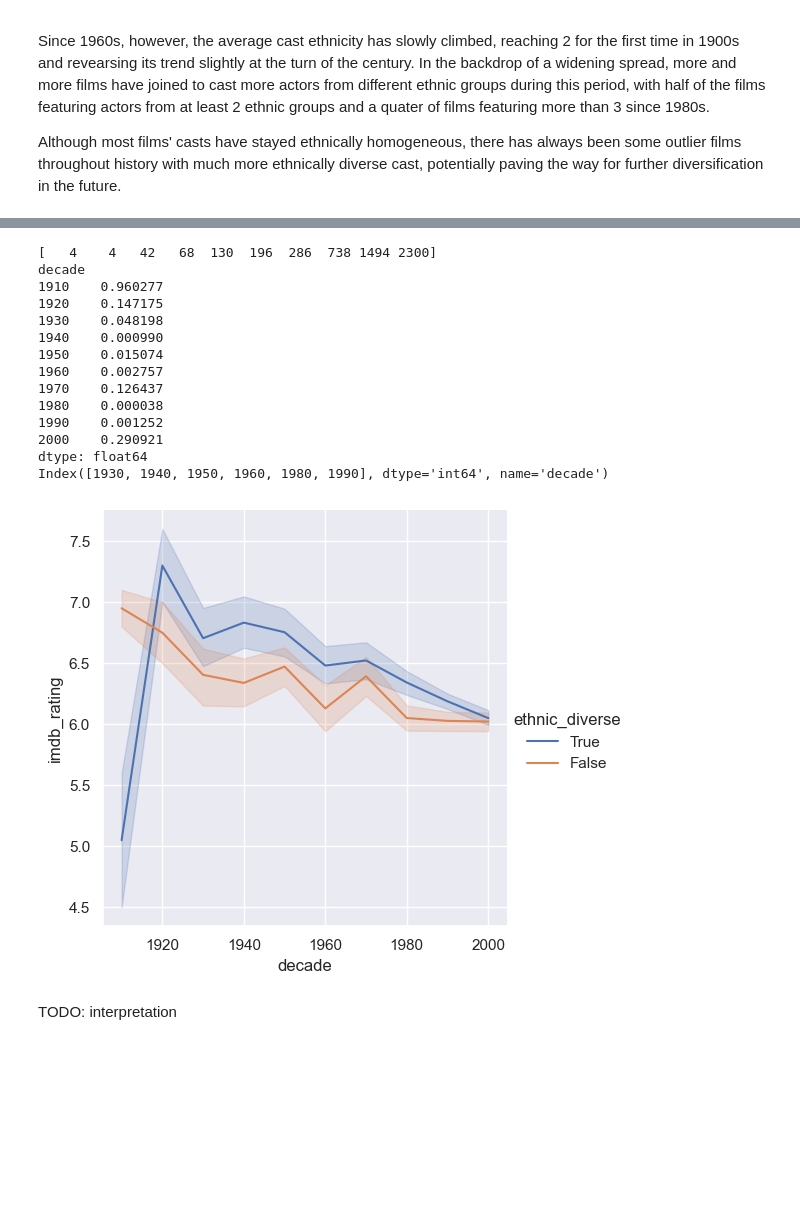
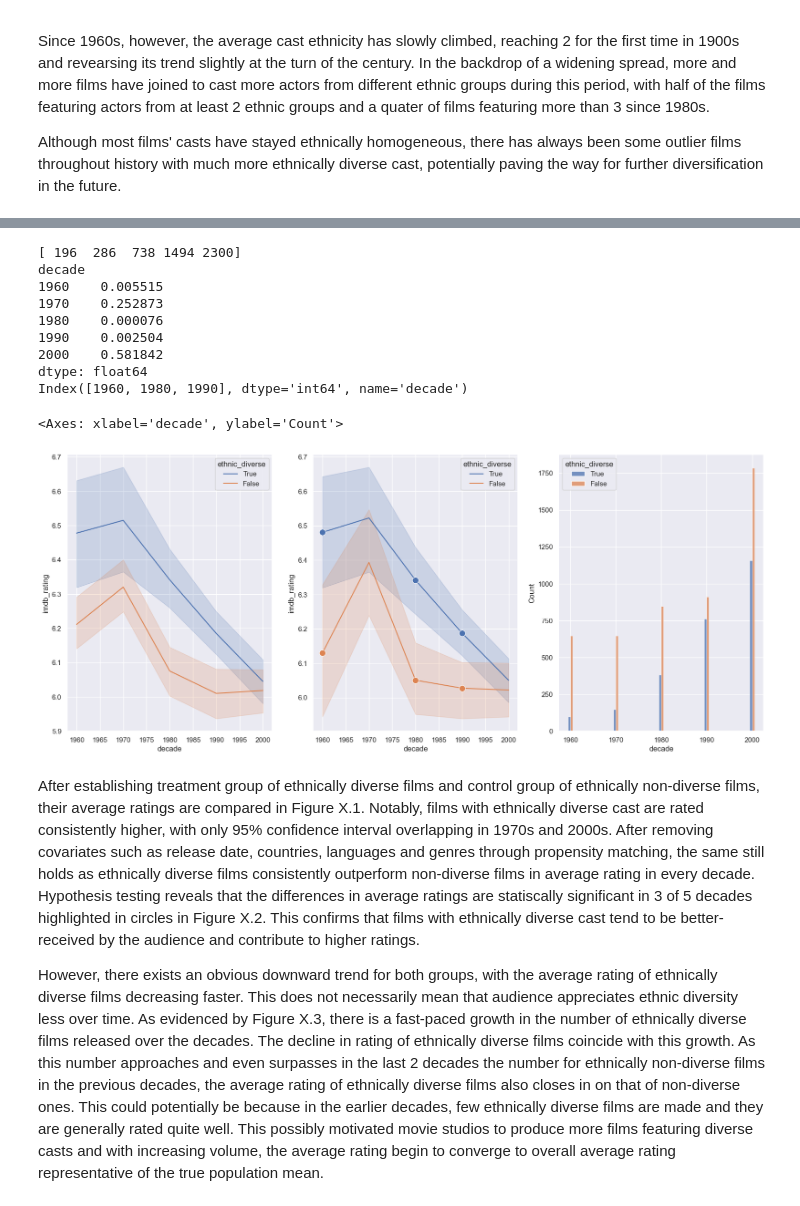
Before and after one commit to epfl-ada/ada-2023-project-zalix, a Jupyter notebook: zach_m3.ipynb, the cells around one changed output, grey strips where cells are left out. Cells and saved outputs as stored; diff of their text form; code cells hidden in the pictures; blank space fills up the shorter version.

```diff
--- a/zach_m3.ipynb
+++ b/zach_m3.ipynb
@@ -104,10 +103,17 @@ Text(0, 0.5, '# ethnicities of actors per film & geometric mean')
 # %%
 # 3. correlation between cast’s ethnic diversity and film rating over time
 
+# NOTE: begin from 1960s (before almost all films num_ethnicities = 1)
+df_by_films = df_by_films[df_by_films['decade'] >= 1960].copy()
 
 # compute the correlation coefficient of # cast ethnicities and film rating for each decade
-cor_by_decade = df_by_films.groupby('decade').apply(lambda x: x['num_ethnicities'].corr(x['imdb_rating']))
 
+fig, ax = plt.subplots(1, 3, figsize=(20, 8), sharey=True)
 # plot decade ~ # cast ethnicities and film rating correlation coefficient
-sns.relplot(data=cor_by_decade, kind='line')
+for n in range(1, len(ax) + 1):
+  cor_by_decade = df_by_films[df_by_films['num_ethnicities'] >= n].groupby('decade').apply(lambda x: x['num_ethnicities'].corr(x['imdb_rating']))
+  sns.lineplot(cor_by_decade, ax=ax[n - 1])
+  ax[n - 1].set_ylabel("correlation coefficient")
+  ax[n - 1].set_title(f"# cast ethnicities >= {n}")
+fig.suptitle("correlation between cast ethnicity and film rating over time")
 # %% [output]
@@ -240,36 +228,62 @@ df_by_films.loc[matches[:2]]
 # %%
+# 4. average rating of ethnically diverse films vs ethnically non-diverse films
+
+df_by_films['ethnic_diverse'] = df_by_films['num_ethnicities'] >= 3
+
+fig, (ax1, ax2, ax3) = plt.subplots(1, 3, figsize=(20, 8))
+
+# plot decade ~ avg rating of ethnically diverse films (treated) vs ethnically non-diverse films (control)
+# TODO: remove xxx5 in x-axis decade labels
+sns.lineplot(df_by_films, x='decade', y='imdb_rating', hue='ethnic_diverse', errorbar='ci', hue_order=[True, False], ax=ax1)
+
 # 5. significance in difference in average ratings between treated and control after pair matching for each decade
 
 # compute significance in difference in average ratings
 df_matches = df_by_films.loc[matches]
-p_values = df_matches.groupby('decade').apply(lambda x: stats.ttest_ind(x[x['ethnic_diverse']]['imdb_rating'], x[~x['ethnic_diverse']]['imdb_rating'], alternative='greater')[-1])
+p_values = df_matches.groupby('decade').apply(lambda x: stats.ttest_ind(x[x['ethnic_diverse']]['imdb_rating'], x[~x['ethnic_diverse']]['imdb_rating'], alternative='two-sided')[-1])
 sig_decades = p_values[p_values < 0.05].index
 
 print(df_matches.groupby('decade').size().values)
 print(p_values)
 print(sig_decades)
 
 # plot decade ~ avg ratings of pair-matched ethnically diverse films (treated) vs non-ethnically diverse films (control) + significance markers
-df_matches['ethnic_significance'] = df_matches['decade'].isin(sig_decades)
-# NOTE: error bar = 95% confidence interval
-g = sns.relplot(df_matches, x='decade', y='imdb_rating', hue='ethnic_diverse', kind='line', hue_order=[True, False])
-# TODO: add 1900 to x-axis to show lack of matched pairs
-# TODO: add markers for statistically significant decades
+sns.lineplot(df_matches, x='decade', y='imdb_rating', hue='ethnic_diverse', errorbar='ci', hue_order=[True, False], ax=ax2)
+# add markers for statistically significant decades
+sns.lineplot(df_matches[df_matches['decade'].isin(sig_decades)], x='decade', y='imdb_rating', hue='ethnic_diverse', hue_order=[True, False], errorbar=None, legend=False, ax=ax2, marker='o', linestyle='none', markersize=10)
+
+# plot decade ~ # ethnically diverse films vs ethnically non-diverse films
+# TODO: thicker bars
+sns.histplot(df_by_films, x='decade', hue='ethnic_diverse', hue_order=[True, False], discrete=True, multiple='dodge', ax=ax3)
 # %% [output]
-[   4    4   42   68  130  196  286  738 1494 2300]
+[ 196  286  738 1494 2300]
 decade
-1910    0.960277
-1920    0.147175
-1930    0.048198
-1940    0.000990
-1950    0.015074
-1960    0.002757
-1970    0.126437
-1980    0.000038
-1990    0.001252
-2000    0.290921
+1960    0.005515
+1970    0.252873
+1980    0.000076
+1990    0.002504
+2000    0.581842
 dtype: float64
-Index([1930, 1940, 1950, 1960, 1980, 1990], dtype='int64', name='decade')
+Index([1960, 1980, 1990], dtype='int64', name='decade')
+<Axes: xlabel='decade', ylabel='Count'>
-[figure, old version]
+[figure, new version]
-# %% [markdown]
-TODO: interpretation
+# %% [markdown]
+<!-- correlation: more ethnically diverse films more well-received/higher rating
+
+    - [ ] ethnic diversity associated/appreciated more/higher correlation in recent decades?
+    - [ ] raise question: ethnically diverse cast contributes to higher rating?
+
+causation & significance: greater ethnic diversity in cast influence/leads to higher rating
+    - [ ] expect yes in recent decades where greater ethnic representation translates to higher rating/audience appreciation
+
+
+- ethnically diverse films average rating consistently higher, with overlapping ci in 1970s and 2000s
+- after pair matching, still the case: 3 statiscally significant difference in means out of 5 decades => presence of influence/causality
+
+- however, average rating of both groups face downward trend, but ethnically diverse films rating decreases more
+- more ethnically diverse films and more ethnically non-diverse films released over the decades alike
+- => potentially because in the earlier decades, few ethnically diverse films and they are generally highly rated, then more studios started producing more films featuring diverse casts and the average rating begin to converge to overall average rating/population mean -->
+
+After establishing treatment group of ethnically diverse films and control group of ethnically non-diverse films, their average ratings are compared in Figure X.1. Notably, films with ethnically diverse cast are rated consistently higher, with only 95% confidence interval overlapping in 1970s and 2000s. After removing covariates such as release date, countries, languages and genres through propensity matching, the same still holds as ethnically diverse films consistently outperform non-diverse films in average rating in every decade. Hypothesis testing reveals that the differences in average ratings are statiscally significant in 3 of 5 decades highlighted in circles in Figure X.2. This confirms that films with ethnically diverse cast tend to be better-received by the audience and contribute to higher ratings.
+
+However, there exists an obvious downward trend for both groups, with the average rating of ethnically diverse films decreasing faster. This does not necessarily mean that audience appreciates ethnic diversity less over time. As evidenced by Figure X.3, there is a fast-paced growth in the number of ethnically diverse films released over the decades. The decline in rating of ethnically diverse films coincide with this growth. As this number approaches and even surpasses in the last 2 decades the number for ethnically non-diverse films in the previous decades, the average rating of ethnically diverse films also closes in on that of non-diverse ones. This could potentially be because in the earlier decades, few ethnically diverse films are made and they are generally rated quite well. This possibly motivated movie studios to produce more films featuring diverse casts and with increasing volume, the average rating begin to converge to overall average rating representative of the true population mean.
```
Also changed, not shown: parts of 13 cells of this notebook.
